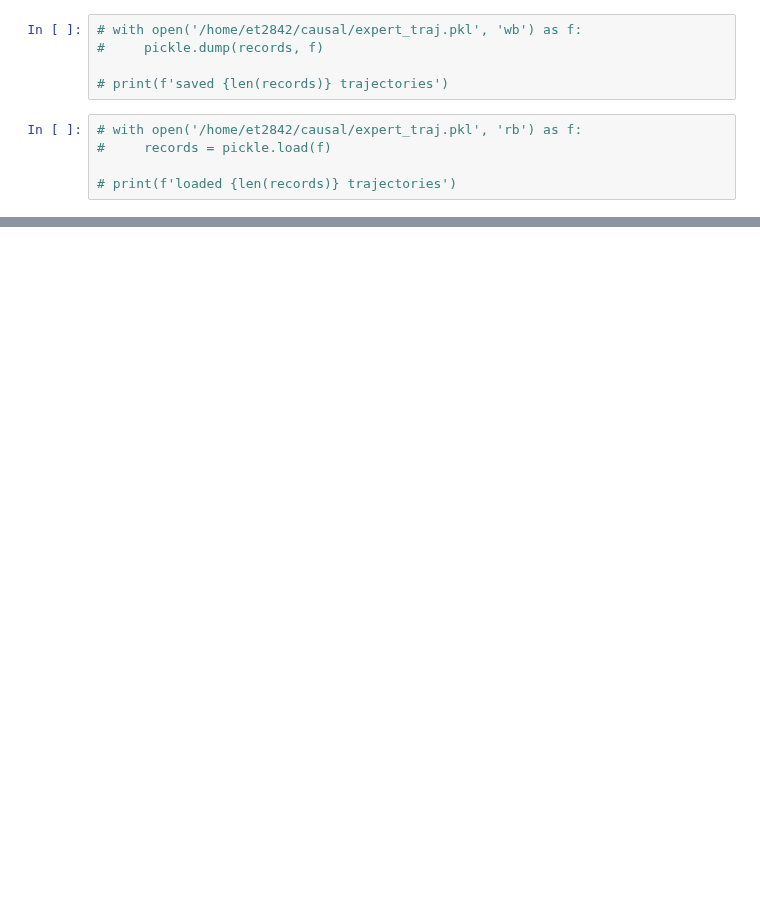
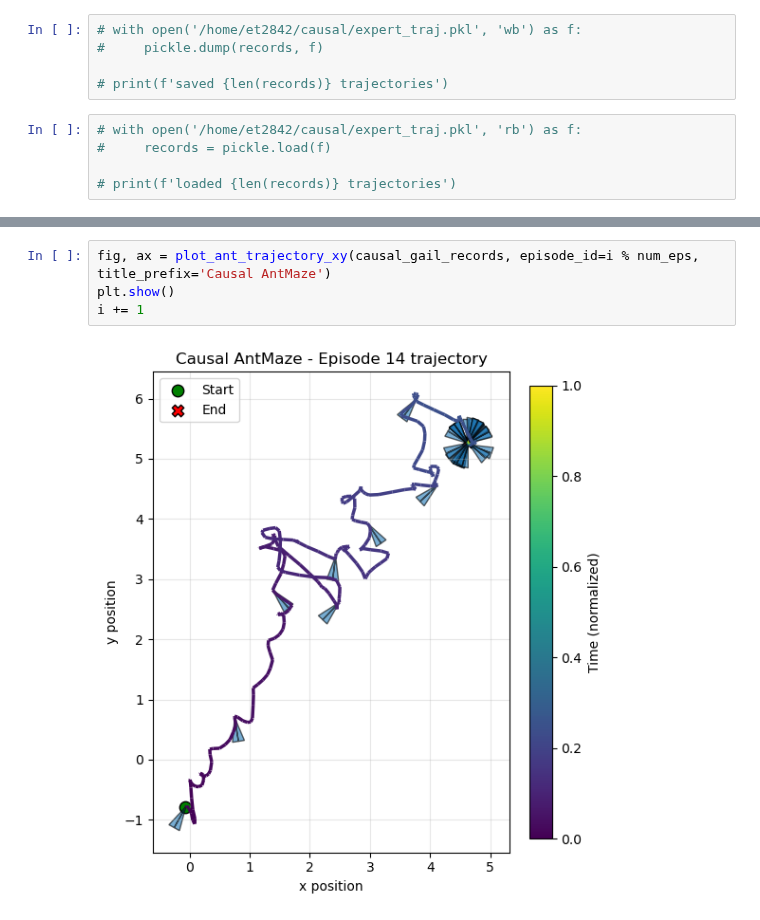
Before and after one commit to CausalAILab/Causal-RL, a Jupyter notebook: examples/imitation/test_antmaze_gail.ipynb, the cells around one changed output, grey strips where cells are left out. Cells and saved outputs as stored; diff of their text form; blank space fills up the shorter version.

```diff
--- a/examples/imitation/test_antmaze_gail.ipynb
+++ b/examples/imitation/test_antmaze_gail.ipynb
@@ -123,0 +813,6 @@ records = collect_imitator_trajectories(
+# %%
+fig, ax = plot_ant_trajectory_xy(causal_gail_records, episode_id=i % num_eps, title_prefix='Causal AntMaze')
+plt.show()
+i += 1
+# %% [output]
+[figure, added]
```
Also changed, not shown: parts of 25 cells of this notebook, 3 other files.
